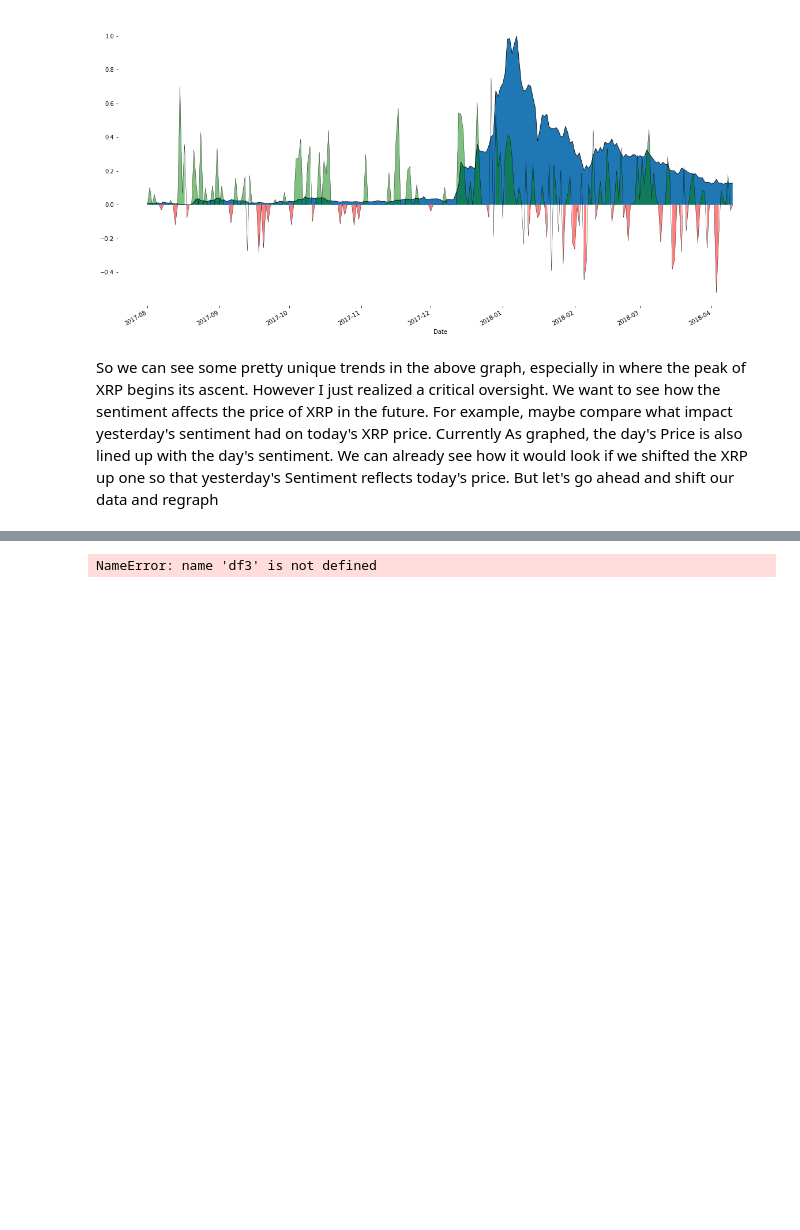
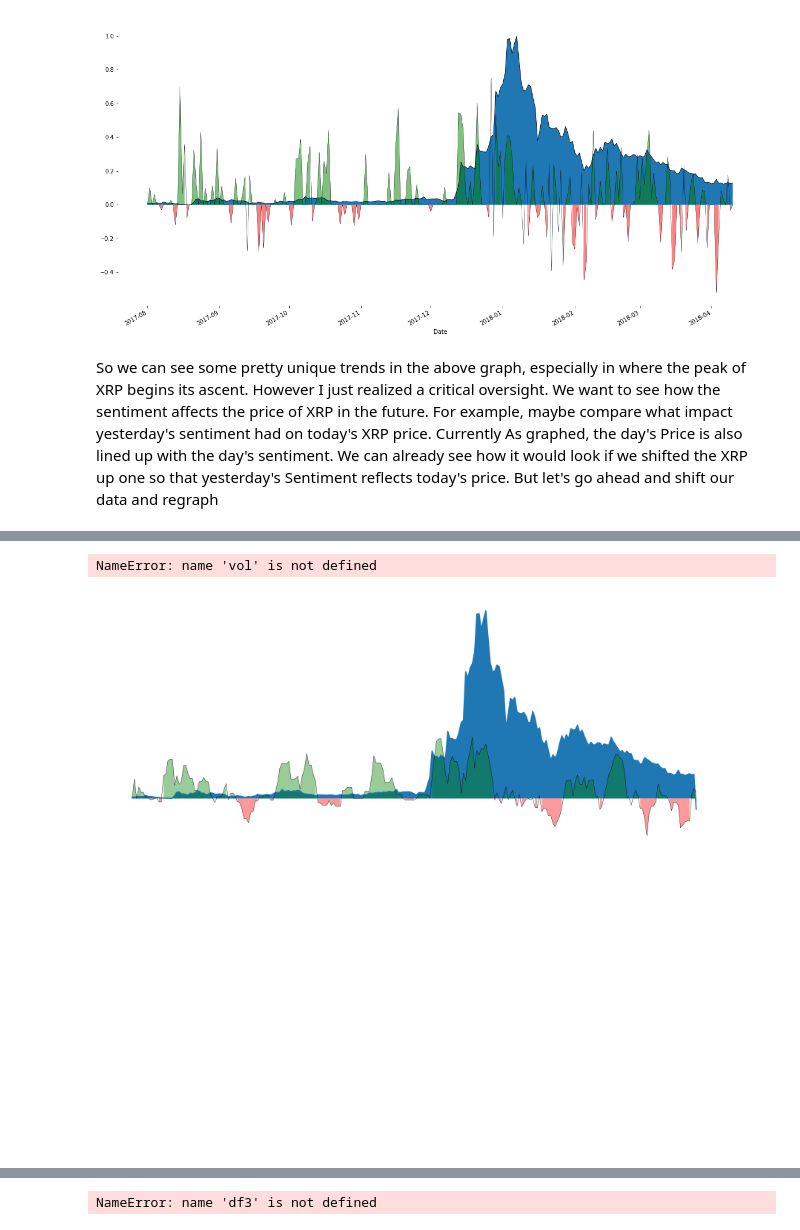
Before and after one commit to Mooseburger1/Springboard-Data-Science-Immersive, a Jupyter notebook: Capstone 1 Project/EDA/EDA.ipynb, the cells around one changed output, grey strips where cells are left out. Cells and saved outputs as stored; diff of their text form; code cells hidden in the pictures; blank space fills up the shorter version.

```diff
--- a/Capstone 1 Project/EDA/EDA.ipynb
+++ b/Capstone 1 Project/EDA/EDA.ipynb
@@ -391,0 +360,38 @@ test.drop(['ffill','ffill_avg'],axis =1).head(12)
+# %%
+
+plt.subplots(nrows=2,ncols=1,sharex = True, figsize = (15,15))
+
+ax = plt.subplot(211)
+ax.get_xaxis().set_ticks([])
+ax.get_yaxis().set_ticks([])
+ax.get_xaxis().set_visible(False)
+ax.get_yaxis().set_visible(False)
+
+ax.spines['right'].set_visible(False)
+ax.spines['top'].set_visible(False)
+ax.spines['left'].set_visible(False)
+ax.spines['bottom'].set_visible(False)
+
+ax.plot(test.index, shifted[:,0])
+ax.fill_between(test.index,np.zeros(len(shifted[:,0])),shifted[:,0],interpolate = True)
+test.box_filter.plot(ax = ax, color = 'k', lw = 0.4)
+ax.fill_between(test.index,np.zeros(len(test.box_filter)),test.box_filter, where = (test.box_filter >= 0),facecolor = 'g', alpha = 0.4)
+ax.fill_between(test.index,np.zeros(len(test.box_filter)),test.box_filter, where = (test.box_filter < 0),facecolor = 'r', alpha = 0.4)
+
+ax2 = plt.subplot(212)
+ax2.get_xaxis().set_ticks([])
+ax2.get_yaxis().set_ticks([])
+ax2.get_xaxis().set_visible(False)
+ax2.get_yaxis().set_visible(False)
+
+ax2.spines['right'].set_visible(False)
+ax2.spines['top'].set_visible(False)
+ax2.spines['left'].set_visible(False)
+ax2.spines['bottom'].set_visible(False)
+
+vol.plot(kind = 'bar', ax = ax2, color = color)
+
+plt.show()
+# %% [output]
+NameError: name 'vol' is not defined
+[figure, added]
```
Also changed, not shown: parts of 10 cells of this notebook, 1 other file.
